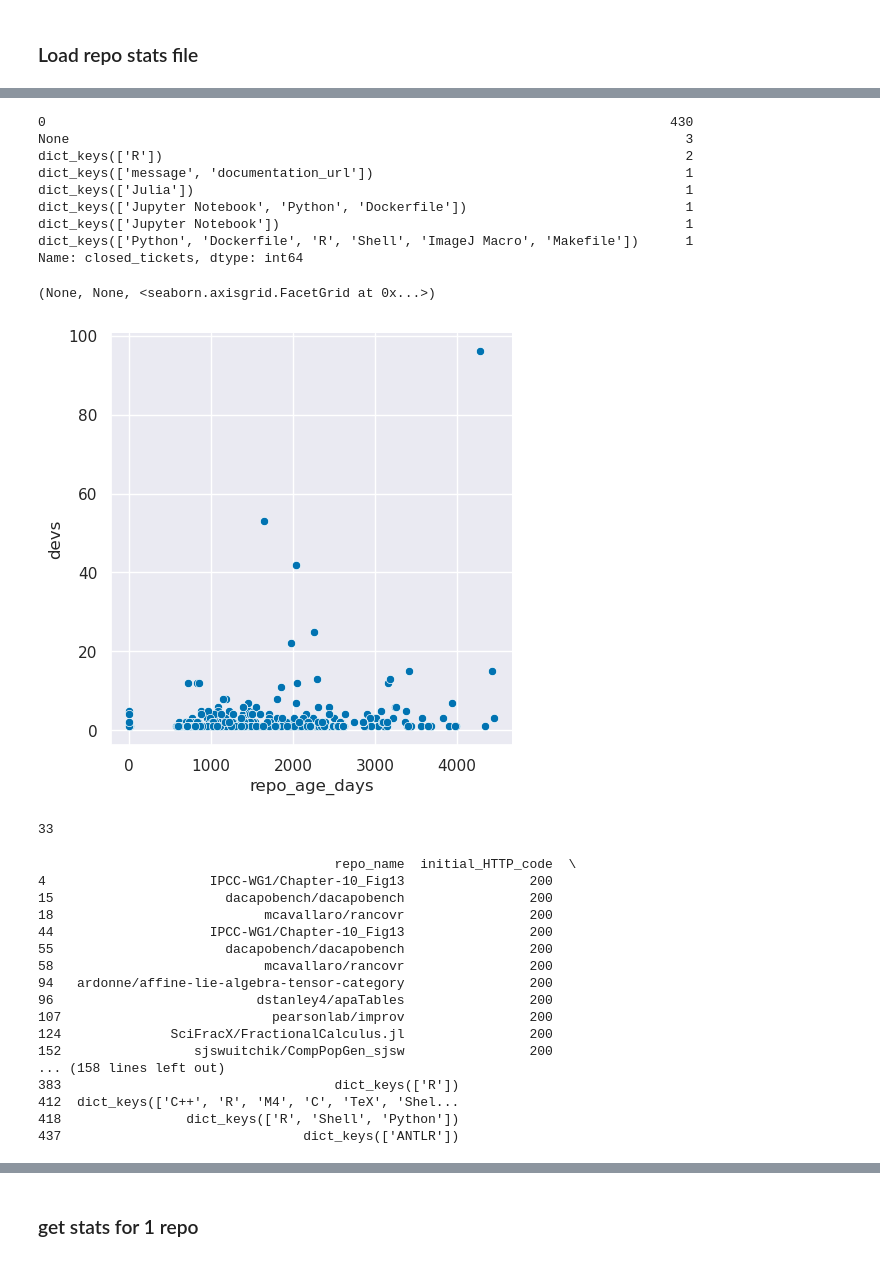
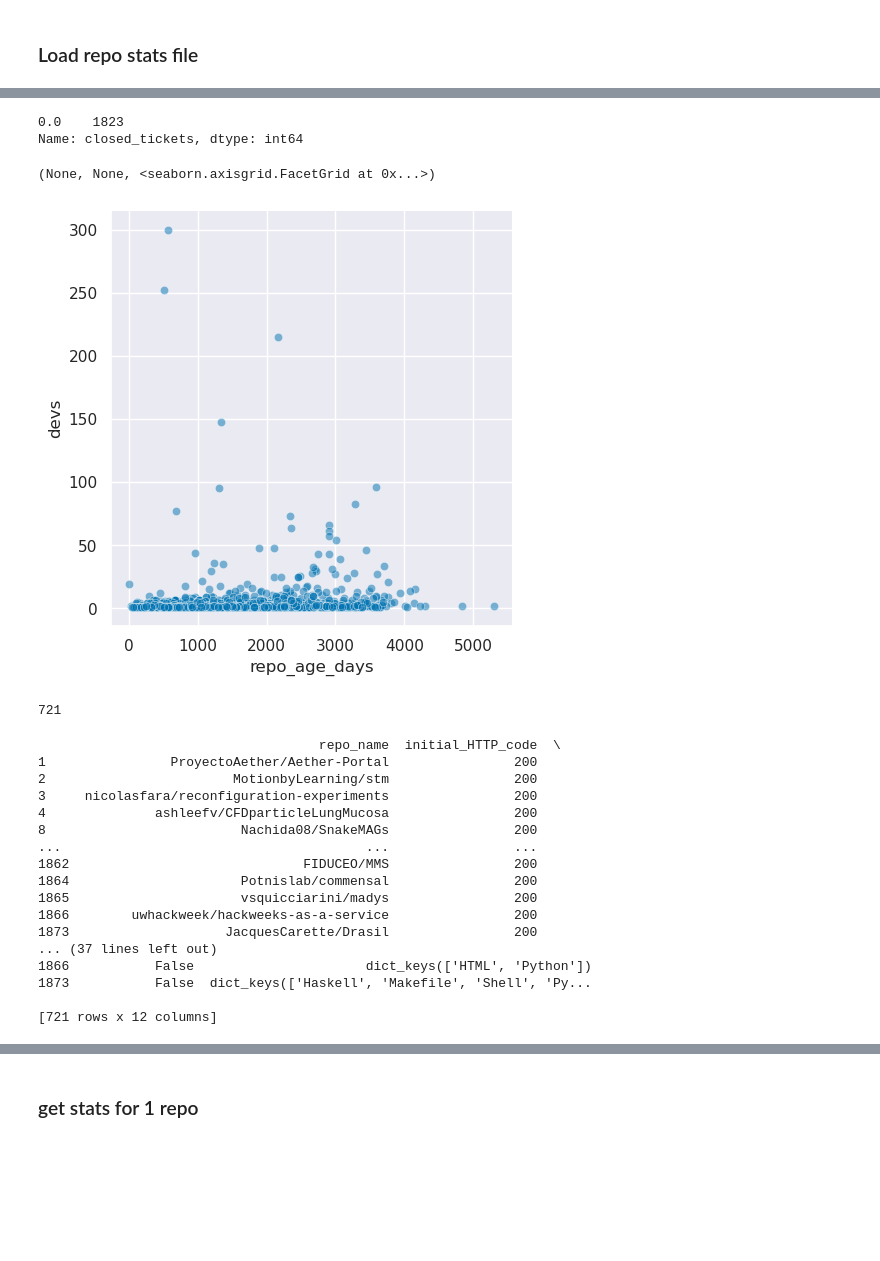
Before and after one commit to FlicAnderson/RSE-personas, a Jupyter notebook: githubanalysis/notebooks/Dev_Assignment.ipynb, the cells around one changed output, grey strips where cells are left out. Saved outputs shown, nothing was run; the diff lists cells and outputs as text; code cells hidden in the pictures; blank space fills up the shorter version.

```diff
--- a/githubanalysis/notebooks/Dev_Assignment.ipynb
+++ b/githubanalysis/notebooks/Dev_Assignment.ipynb
@@ -41,6 +41,6 @@ headers = {f"Authorization: Bearer {gh_token}"}
 # %% [markdown]
 ### Load repo stats file
 # %%
-total_stats = pd.read_csv("../../data/gh_stats_2024-02-08.csv", header=0)
+total_stats = pd.read_csv("../../data/gh_stats_2024-02-08_eidf.csv", header=0)
 print(total_stats.head)
 # %% [output]
@@ -119,55 +102,48 @@ Name: has_PRs, dtype: int64
 # %%
 total_stats['closed_tickets'].value_counts()
 # %% [output]
-0                                                                                430
-None                                                                               3
-dict_keys(['R'])                                                                   2
-dict_keys(['message', 'documentation_url'])                                        1
-dict_keys(['Julia'])                                                               1
-dict_keys(['Jupyter Notebook', 'Python', 'Dockerfile'])                            1
-dict_keys(['Jupyter Notebook'])                                                    1
-dict_keys(['Python', 'Dockerfile', 'R', 'Shell', 'ImageJ Macro', 'Makefile'])      1
+0.0    1823
 Name: closed_tickets, dtype: int64
 # %%
 # plot setup
 (sns.set_theme(),
  sns.set_palette('colorblind'),
  #plt.subplots(figsize=(8,8)),
  sns.relplot(
-     data=total_stats_200s, x='repo_age_days', y='devs'
+     data=total_stats_200s, x='repo_age_days', y='devs', alpha=0.5
  ),
  #plt.xscale('log'),
  #plt.yscale('log')
 )
 # %% [output]
 (None, None, <seaborn.axisgrid.FacetGrid at 0x...>)
-[figure, old version]
+[figure, new version]
 # %%
 len(total_stats_200s[total_stats_200s['total_commits_last_year'] >= 1].index)
 # 33 repos with more than 1 commit last year...
 # %% [output]
-33
+721
 # %%
 active_repos = total_stats_200s[total_stats_200s['total_commits_last_year'] >= 1]
 print(active_repos)
 # %% [output]
-                                      repo_name  initial_HTTP_code  \
-4                     IPCC-WG1/Chapter-10_Fig13                200
-15                      dacapobench/dacapobench                200
-18                           mcavallaro/rancovr                200
-44                    IPCC-WG1/Chapter-10_Fig13                200
-55                      dacapobench/dacapobench                200
-58                           mcavallaro/rancovr                200
-94   ardonne/affine-lie-algebra-tensor-category                200
-96                          dstanley4/apaTables                200
-107                           pearsonlab/improv                200
-124              SciFracX/FractionalCalculus.jl                200
-152                 sjswuitchik/CompPopGen_sjsw                200
-... (158 lines left out)
-383                                   dict_keys(['R'])
-412  dict_keys(['C++', 'R', 'M4', 'C', 'TeX', 'Shel...
-418                dict_keys(['R', 'Shell', 'Python'])
-437                               dict_keys(['ANTLR'])
+                                    repo_name  initial_HTTP_code  \
+1                ProyectoAether/Aether-Portal                200
+2                        MotionbyLearning/stm                200
+3     nicolasfara/reconfiguration-experiments                200
+4              ashleefv/CFDparticleLungMucosa                200
+8                         Nachida08/SnakeMAGs                200
+...                                       ...                ...
+1862                              FIDUCEO/MMS                200
+1864                      Potnislab/commensal                200
+1865                      vsquicciarini/madys                200
+1866        uwhackweek/hackweeks-as-a-service                200
+1873                    JacquesCarette/Drasil                200
+... (37 lines left out)
+1866           False                      dict_keys(['HTML', 'Python'])
+1873           False  dict_keys(['Haskell', 'Makefile', 'Shell', 'Py...
+
+[721 rows x 12 columns]
 # %%
 # plot setup
 (sns.set_theme(),
```
Also changed, not shown: parts of 15 cells of this notebook.
